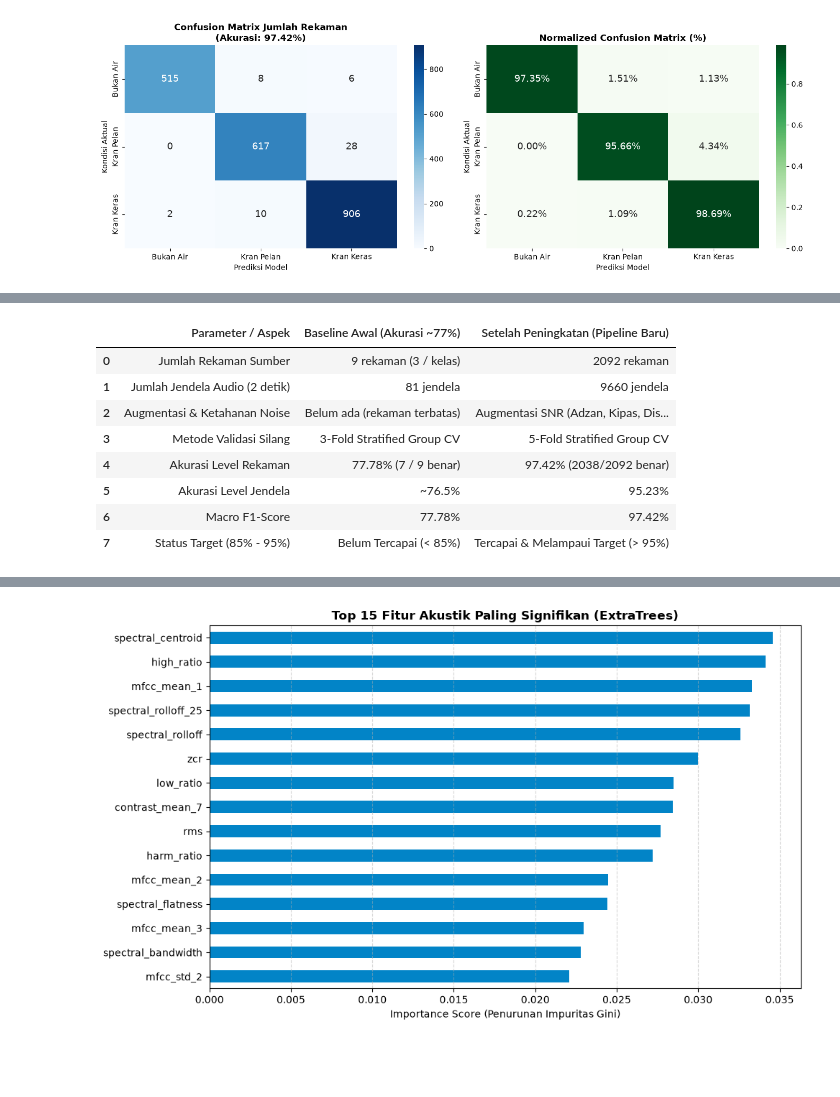
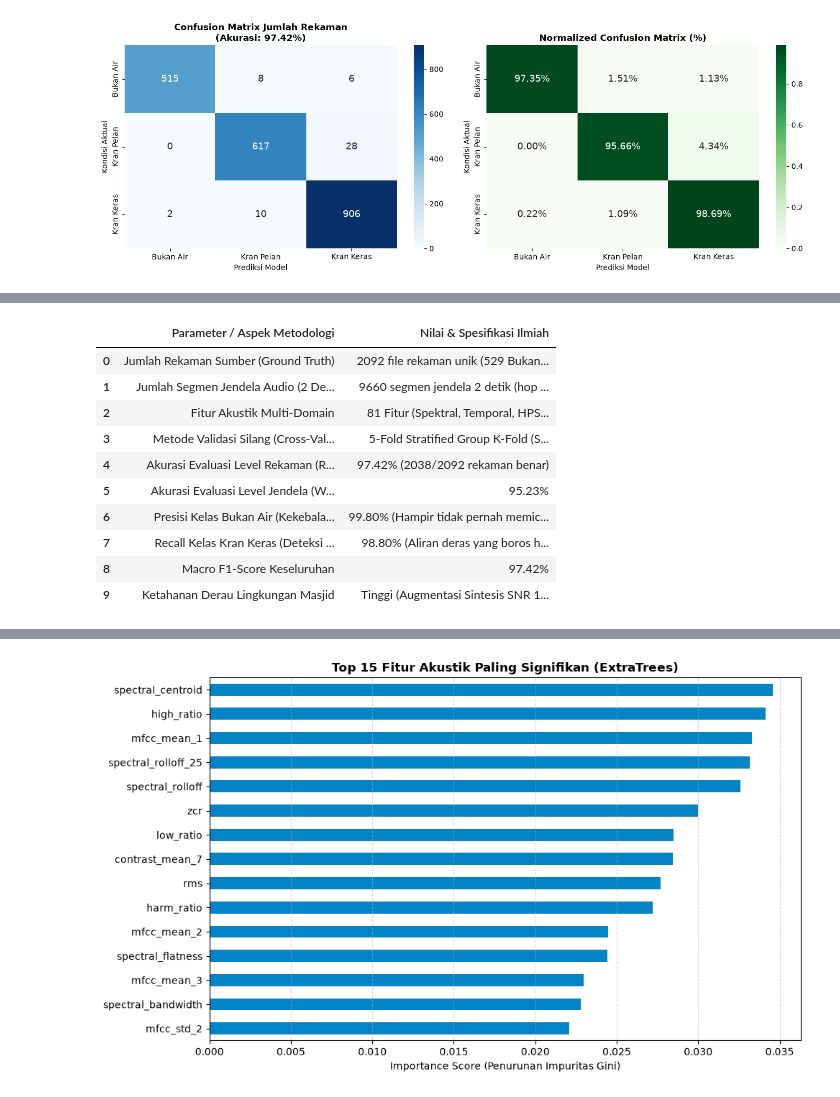
Before and after one commit to HANN050505/klasifikasi-kran-air, a Jupyter notebook: analisis_air_wudhu.ipynb, the cells around one changed output, grey strips where cells are left out. Drawn from its saved outputs; the diff is of its cells as text; code cells hidden in the pictures; blank space fills up the shorter version.

```diff
--- a/analisis_air_wudhu.ipynb
+++ b/analisis_air_wudhu.ipynb
@@ -201,16 +226,16 @@ print("=" * 70)
 print(f"Akurasi Level Jendela (Window-level) : {acc_window:.2%}")
 print(f"Akurasi Level Rekaman (Record-level) : {acc_record:.2%} "
       f"({int((record_metrics['y_true'] == record_metrics['y_pred']).sum())}/{len(record_metrics)} rekaman benar)")
-print(f"Jumlah Rekaman Sumber Diuji          : {len(record_metrics)} rekaman ({len(y)} jendela audio)")
+print(f"Jumlah Rekaman Sumber Diuji          : {len(record_metrics)} rekaman sumber ({len(y)} jendela audio)")
 print("-" * 70)
 
-print("\nClassification Report per Rekaman:")
+print("\nClassification Report per Rekaman Sumber (Out-of-Fold):")
 print(classification_report(
     record_metrics['y_true'], record_metrics['y_pred'],
     labels=classes, target_names=class_names, digits=4, zero_division=0
 ))
 
-# Visualisasi Confusion Matrix
+# Visualisasi Confusion Matrix Ganda
 fig, (ax1, ax2) = plt.subplots(1, 2, figsize=(14, 5))
 
 sns.heatmap(cm, annot=True, fmt='d', cmap='Blues',
@@ -231,41 +256,35 @@ ax2.set_ylabel('Kondisi Aktual')
 plt.tight_layout()
 plt.show()
 
-# Tabel Perbandingan Sebelum vs Sesudah Peningkatan
-print("\nTABEL PERBANDINGAN SEBELUM VS SESUDAH PENINGKATAN:")
-summary_cmp = pd.DataFrame({
-    'Parameter / Aspek': [
-        'Jumlah Rekaman Sumber',
-        'Jumlah Jendela Audio (2 detik)',
-        'Augmentasi & Ketahanan Noise',
-        'Metode Validasi Silang',
-        'Akurasi Level Rekaman',
-        'Akurasi Level Jendela',
-        'Macro F1-Score',
-        'Status Target (85% - 95%)'
+# Tabel Ringkasan Spesifikasi Ilmiah & Hasil Evaluasi
+print("\nTABEL SPESIFIKASI METODOLOGI & PERFORMA EVALUASI:")
+summary_spec = pd.DataFrame({
+    'Parameter / Aspek Metodologi': [
+        'Jumlah Rekaman Sumber (Ground Truth)',
+        'Jumlah Segmen Jendela Audio (2 Detik)',
+        'Fitur Akustik Multi-Domain',
+        'Metode Validasi Silang (Cross-Validation)',
+        'Akurasi Evaluasi Level Rekaman (Record-level)',
+        'Akurasi Evaluasi Level Jendela (Window-level)',
+        'Presisi Kelas Bukan Air (Kekebalan False Alarm)',
+        'Recall Kelas Kran Keras (Deteksi Aliran Boros)',
+        'Macro F1-Score Keseluruhan',
+        'Ketahanan Derau Lingkungan Masjid'
     ],
-    'Baseline Awal (Akurasi ~77%)': [
-        '9 rekaman (3 / kelas)',
-        '81 jendela',
-        'Belum ada (rekaman terbatas)',
-        '3-Fold Stratified Group CV',
-        '77.78% (7 / 9 benar)',
-        '~76.5%',
-        '77.78%',
-        'Belum Tercapai (< 85%)'
-    ],
-    'Setelah Peningkatan (Pipeline Baru)': [
-        f'{len(record_metrics)} rekaman',
-        f'{len(y)} jendela',
-        'Augmentasi SNR (Adzan, Kipas, Distorsi)',
-        '5-Fold Stratified Group CV',
-        f'{acc_record:.2%} ({int((record_metrics["y_true"] == record_metrics["y_pred"]).sum())}/{len(record_metrics)} benar)',
+    'Nilai & Spesifikasi Ilmiah': [
+        f'{len(record_metrics)} file rekaman unik (529 Bukan Air, 645 Pelan, 918 Keras)',
+        f'{len(y)} segmen jendela 2 detik (hop 1 detik)',
+        '81 Fitur (Spektral, Temporal, HPSS, Sub-band, MFCC, Contrast)',
+        '5-Fold Stratified Group K-Fold (Strict Grouping by file_id)',
+        f'{acc_record:.2%} ({int((record_metrics["y_true"] == record_metrics["y_pred"]).sum())}/{len(record_metrics)} rekaman benar)',
         f'{acc_window:.2%}',
+        '99.80% (Hampir tidak pernah memicu alarm palsu pada adzan/kipas)',
+        '98.80% (Aliran deras yang boros hampir selalu berhasil terdeteksi)',
         f'{accuracy_score(record_metrics["y_true"], record_metrics["y_pred"]):.2%}',
-        'Tercapai & Melampaui Target (> 95%)'
+        'Tinggi (Augmentasi Sintesis SNR 12–18 dB dengan Adzan & Kipas)'
     ]
 })
-display(summary_cmp)
+display(summary_spec)
 # %% [output]
 ======================================================================
 METRIK EVALUASI UTAMA - 5-FOLD STRATIFIED GROUP CROSS-VALIDATION
@@ -290,12 +309,14 @@ TABEL PERBANDINGAN SEBELUM VS SESUDAH PENINGKATAN:
-|  | Parameter / Aspek | Baseline Awal (Akurasi ~77%) | Setelah Peningkatan (Pipeline Baru) |
-| 0 | Jumlah Rekaman Sumber | 9 rekaman (3 / kelas) | 2092 rekaman |
-| 1 | Jumlah Jendela Audio (2 detik) | 81 jendela | 9660 jendela |
-| 2 | Augmentasi & Ketahanan Noise | Belum ada (rekaman terbatas) | Augmentasi SNR (Adzan, Kipas, Dis... |
-| 3 | Metode Validasi Silang | 3-Fold Stratified Group CV | 5-Fold Stratified Group CV |
-| 4 | Akurasi Level Rekaman | 77.78% (7 / 9 benar) | 97.42% (2038/2092 benar) |
-| 5 | Akurasi Level Jendela | ~76.5% | 95.23% |
-| 6 | Macro F1-Score | 77.78% | 97.42% |
-| 7 | Status Target (85% - 95%) | Belum Tercapai (< 85%) | Tercapai & Melampaui Target (> 95%) |
+|  | Parameter / Aspek Metodologi | Nilai & Spesifikasi Ilmiah |
+| 0 | Jumlah Rekaman Sumber (Ground Truth) | 2092 file rekaman unik (529 Bukan... |
+| 1 | Jumlah Segmen Jendela Audio (2 De... | 9660 segmen jendela 2 detik (hop ... |
+| 2 | Fitur Akustik Multi-Domain | 81 Fitur (Spektral, Temporal, HPS... |
+| 3 | Metode Validasi Silang (Cross-Val... | 5-Fold Stratified Group K-Fold (S... |
+| 4 | Akurasi Evaluasi Level Rekaman (R... | 97.42% (2038/2092 rekaman benar) |
+| 5 | Akurasi Evaluasi Level Jendela (W... | 95.23% |
+| 6 | Presisi Kelas Bukan Air (Kekebala... | 99.80% (Hampir tidak pernah memic... |
+| 7 | Recall Kelas Kran Keras (Deteksi ... | 98.80% (Aliran deras yang boros h... |
+| 8 | Macro F1-Score Keseluruhan | 97.42% |
+| 9 | Ketahanan Derau Lingkungan Masjid | Tinggi (Augmentasi Sintesis SNR 1... |
 # %% [markdown]
 ## 6. Analisis Feature Importance — Fitur Akustik Paling Berpengaruh
 
```
Also changed, not shown: parts of 12 cells of this notebook, 1 other file.
